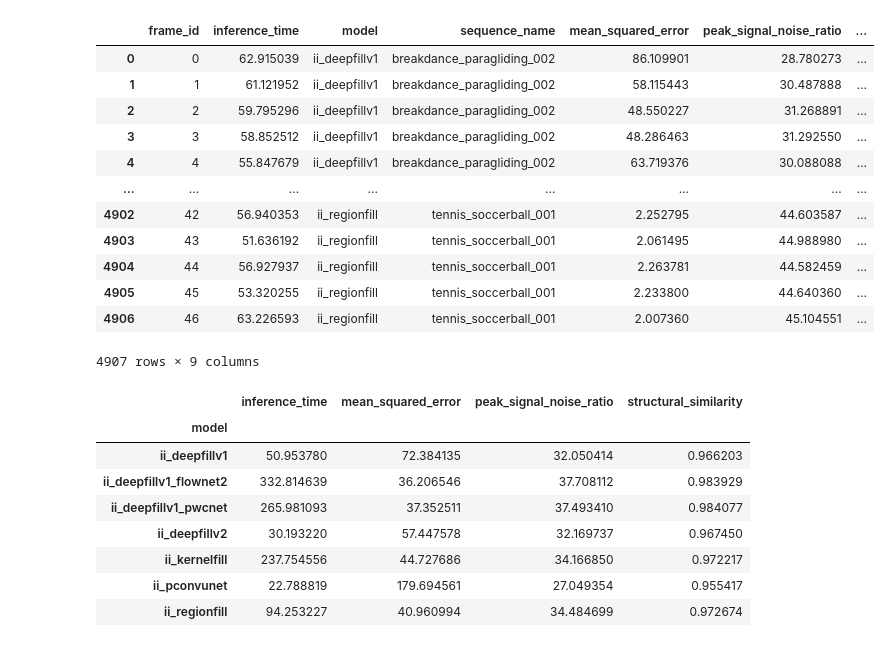
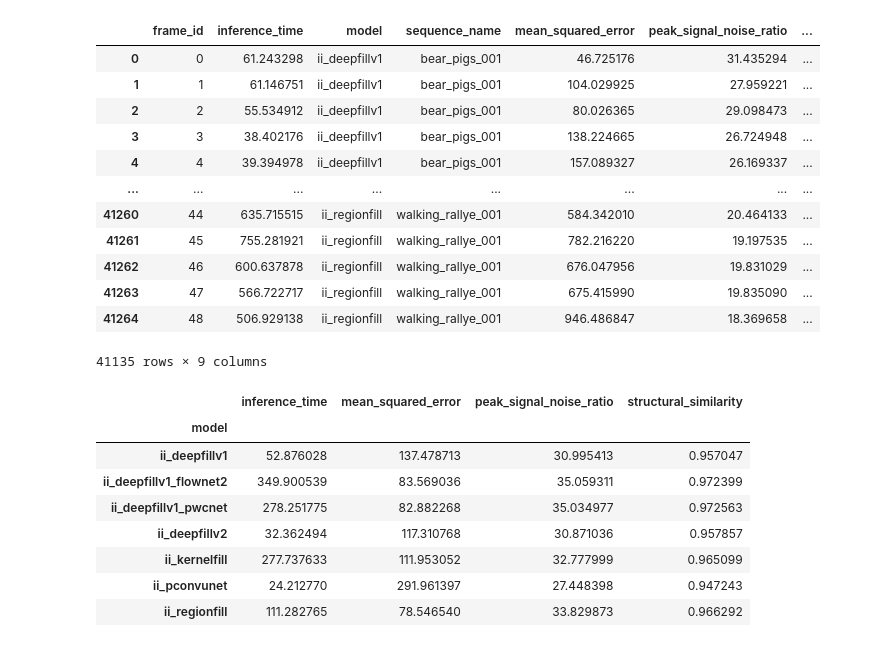
Before and after one commit to jfajkowski/inpainting, a Jupyter notebook: notebooks/analyze_image_inpainting.ipynb, the cells around one changed output. Drawn from its saved outputs; the diff is of its cells as text; code cells hidden in the pictures.

```diff
--- a/notebooks/analyze_image_inpainting.ipynb
+++ b/notebooks/analyze_image_inpainting.ipynb
@@ -6,46 +7,47 @@ import pandas as pd
 from inpainting.load import load_dataframe
 from inpainting.utils import get_paths
 # %%
-dataset = 'demo'
+dataset = 'DAVIS'
 results_dirs = get_paths(f'../results/ii/{dataset}/*')
 
 times_dfs = []
 for results_dir in results_dirs:
     for path in get_paths(f'{results_dir}/Benchmark/*/inference_times.csv'):
         times_df = load_dataframe(path)
         times_df['model'] = basename(results_dir)
         times_df['sequence_name'] = basename(dirname(path))
         times_dfs.append(times_df)
 times_df = pd.concat(times_dfs)
 
 results_dfs = []
 for results_dir in results_dirs:
     for path in get_paths(f'{results_dir}/Evaluation/*/results.csv'):
         results_df = load_dataframe(path)
         results_df['model'] = basename(results_dir)
         sequence_name = basename(dirname(path))
         results_df['sequence_name'] = sequence_name
         results_df['object_sequence_name'] = sequence_name.split('_')[1]
         results_df['object_id'] = int(sequence_name.split('_')[2])
         results_dfs.append(results_df)
 results_df = pd.concat(results_dfs)
 
 df = pd.merge(times_df, results_df, on=['model', 'sequence_name', 'frame_id'])
+df = df[~df.isin([np.nan, np.inf, -np.inf]).any(1)]
 df
 # %% [output]
 |  | frame_id | inference_time | model | sequence_name | mean_squared_error | peak_signal_noise_ratio | ... |
-| 0 | 0 | 62.915039 | ii_deepfillv1 | breakdance_paragliding_002 | 86.109901 | 28.780273 | ... |
-| 1 | 1 | 61.121952 | ii_deepfillv1 | breakdance_paragliding_002 | 58.115443 | 30.487888 | ... |
-| 2 | 2 | 59.795296 | ii_deepfillv1 | breakdance_paragliding_002 | 48.550227 | 31.268891 | ... |
-| 3 | 3 | 58.852512 | ii_deepfillv1 | breakdance_paragliding_002 | 48.286463 | 31.292550 | ... |
-| 4 | 4 | 55.847679 | ii_deepfillv1 | breakdance_paragliding_002 | 63.719376 | 30.088088 | ... |
+| 0 | 0 | 61.243298 | ii_deepfillv1 | bear_pigs_001 | 46.725176 | 31.435294 | ... |
+| 1 | 1 | 61.146751 | ii_deepfillv1 | bear_pigs_001 | 104.029925 | 27.959221 | ... |
+| 2 | 2 | 55.534912 | ii_deepfillv1 | bear_pigs_001 | 80.026365 | 29.098473 | ... |
+| 3 | 3 | 38.402176 | ii_deepfillv1 | bear_pigs_001 | 138.224665 | 26.724948 | ... |
+| 4 | 4 | 39.394978 | ii_deepfillv1 | bear_pigs_001 | 157.089327 | 26.169337 | ... |
 | ... | ... | ... | ... | ... | ... | ... | ... |
-| 4902 | 42 | 56.940353 | ii_regionfill | tennis_soccerball_001 | 2.252795 | 44.603587 | ... |
-| 4903 | 43 | 51.636192 | ii_regionfill | tennis_soccerball_001 | 2.061495 | 44.988980 | ... |
-| 4904 | 44 | 56.927937 | ii_regionfill | tennis_soccerball_001 | 2.263781 | 44.582459 | ... |
-| 4905 | 45 | 53.320255 | ii_regionfill | tennis_soccerball_001 | 2.233800 | 44.640360 | ... |
-| 4906 | 46 | 63.226593 | ii_regionfill | tennis_soccerball_001 | 2.007360 | 45.104551 | ... |
+| 41260 | 44 | 635.715515 | ii_regionfill | walking_rallye_001 | 584.342010 | 20.464133 | ... |
+| 41261 | 45 | 755.281921 | ii_regionfill | walking_rallye_001 | 782.216220 | 19.197535 | ... |
+| 41262 | 46 | 600.637878 | ii_regionfill | walking_rallye_001 | 676.047956 | 19.831029 | ... |
+| 41263 | 47 | 566.722717 | ii_regionfill | walking_rallye_001 | 675.415990 | 19.835090 | ... |
+| 41264 | 48 | 506.929138 | ii_regionfill | walking_rallye_001 | 946.486847 | 18.369658 | ... |
-4907 rows × 9 columns
+41135 rows × 9 columns
 # %%
 metrics = pd.DataFrame()
 metrics['model'] = df['model']
@@ -58,10 +60,10 @@ metrics.groupby('model').mean()
 # %% [output]
 |  | inference_time | mean_squared_error | peak_signal_noise_ratio | structural_similarity |
 | model |  |  |  |  |
-| ii_deepfillv1 | 50.953780 | 72.384135 | 32.050414 | 0.966203 |
-| ii_deepfillv1_flownet2 | 332.814639 | 36.206546 | 37.708112 | 0.983929 |
-| ii_deepfillv1_pwcnet | 265.981093 | 37.352511 | 37.493410 | 0.984077 |
-| ii_deepfillv2 | 30.193220 | 57.447578 | 32.169737 | 0.967450 |
-| ii_kernelfill | 237.754556 | 44.727686 | 34.166850 | 0.972217 |
-| ii_pconvunet | 22.788819 | 179.694561 | 27.049354 | 0.955417 |
-| ii_regionfill | 94.253227 | 40.960994 | 34.484699 | 0.972674 |
+| ii_deepfillv1 | 52.876028 | 137.478713 | 30.995413 | 0.957047 |
+| ii_deepfillv1_flownet2 | 349.900539 | 83.569036 | 35.059311 | 0.972399 |
+| ii_deepfillv1_pwcnet | 278.251775 | 82.882268 | 35.034977 | 0.972563 |
+| ii_deepfillv2 | 32.362494 | 117.310768 | 30.871036 | 0.957857 |
+| ii_kernelfill | 277.737633 | 111.953052 | 32.777999 | 0.965099 |
+| ii_pconvunet | 24.212770 | 291.961397 | 27.448398 | 0.947243 |
+| ii_regionfill | 111.282765 | 78.546540 | 33.829873 | 0.966292 |
```
Also changed, not shown: parts of 1 cell of this notebook, 5 other files.
